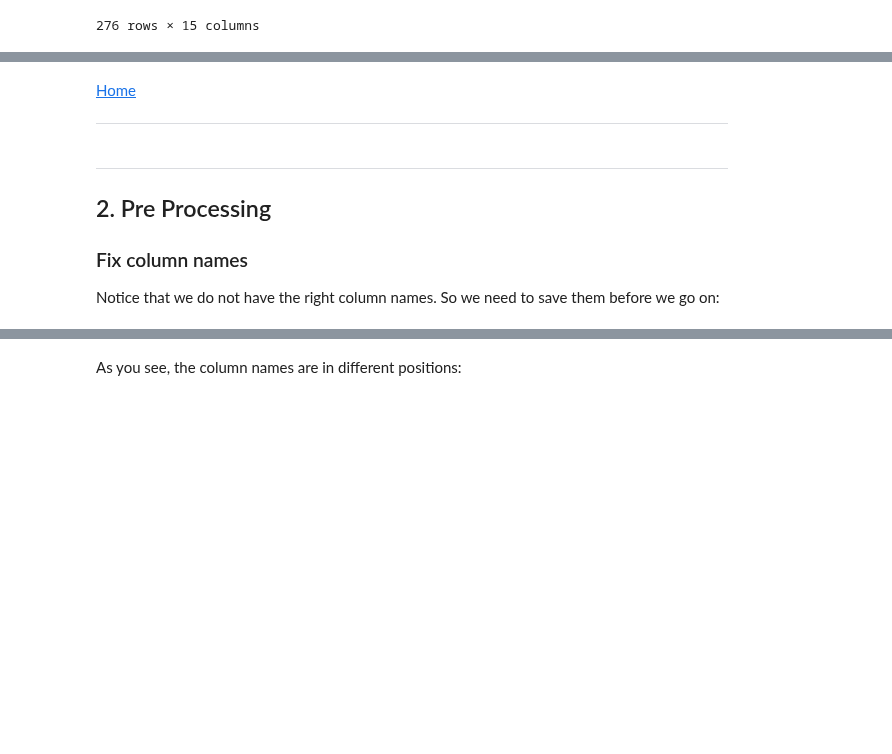
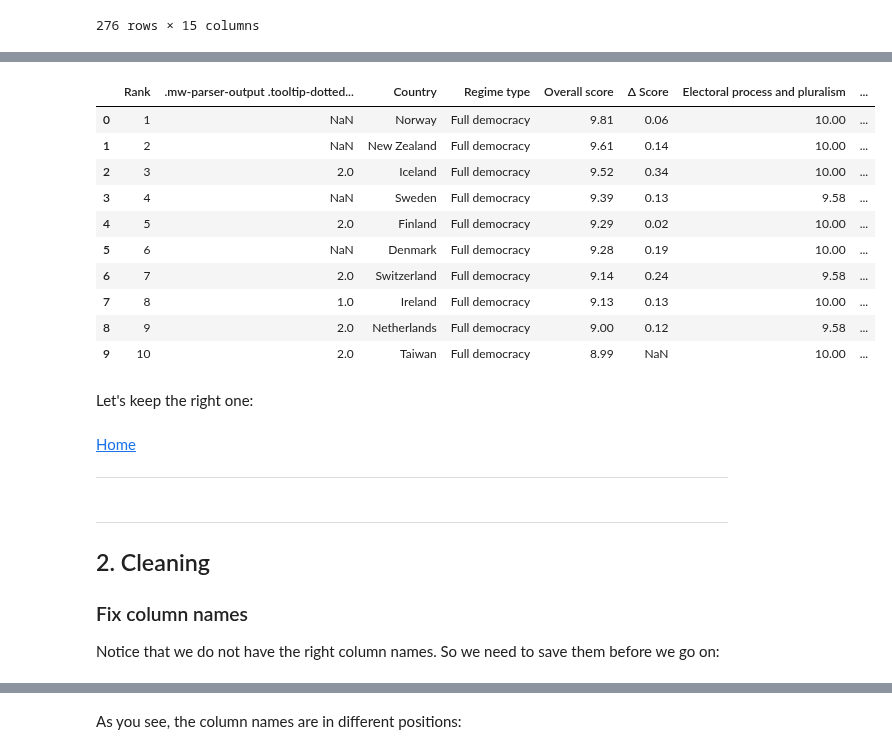
Before and after one commit to eScienceWinterSchool/PythonSession, a Jupyter notebook: index.ipynb, the cells around one changed output, grey strips where cells are left out. Cells and saved outputs as stored; diff of their text form; code cells hidden in the pictures; blank space fills up the shorter version.

```diff
--- a/index.ipynb
+++ b/index.ipynb
@@ -87,0 +154,17 @@ hdiFile
+# %%
+# let's see the third one
+sortableTables[2].head(10)
+# %% [output]
+|  | Rank | .mw-parser-output .tooltip-dotted... | Country | Regime type | Overall score | Δ Score | Elec­toral pro­cess and plura­lism | ... |
+| 0 | 1 | NaN | Norway | Full democracy | 9.81 | 0.06 | 10.00 | ... |
+| 1 | 2 | NaN | New Zealand | Full democracy | 9.61 | 0.14 | 10.00 | ... |
+| 2 | 3 | 2.0 | Iceland | Full democracy | 9.52 | 0.34 | 10.00 | ... |
+| 3 | 4 | NaN | Sweden | Full democracy | 9.39 | 0.13 | 9.58 | ... |
+| 4 | 5 | 2.0 | Finland | Full democracy | 9.29 | 0.02 | 10.00 | ... |
+| 5 | 6 | NaN | Denmark | Full democracy | 9.28 | 0.19 | 10.00 | ... |
+| 6 | 7 | 2.0 | Switzerland | Full democracy | 9.14 | 0.24 | 9.58 | ... |
+| 7 | 8 | 1.0 | Ireland | Full democracy | 9.13 | 0.13 | 10.00 | ... |
+| 8 | 9 | 2.0 | Netherlands | Full democracy | 9.00 | 0.12 | 9.58 | ... |
+| 9 | 10 | 2.0 | Taiwan | Full democracy | 8.99 | NaN | 10.00 | ... |
+# %% [markdown]
+Let's keep the right one:
@@ -91,7 +177,7 @@ ______
 # %% [markdown]
 ______
 
-## 2.  Pre Processing
+## 2.  Cleaning
 
 <a id='fixcolnames'></a>
 
```
Also changed, not shown: parts of 16 cells of this notebook, 4 other files.
